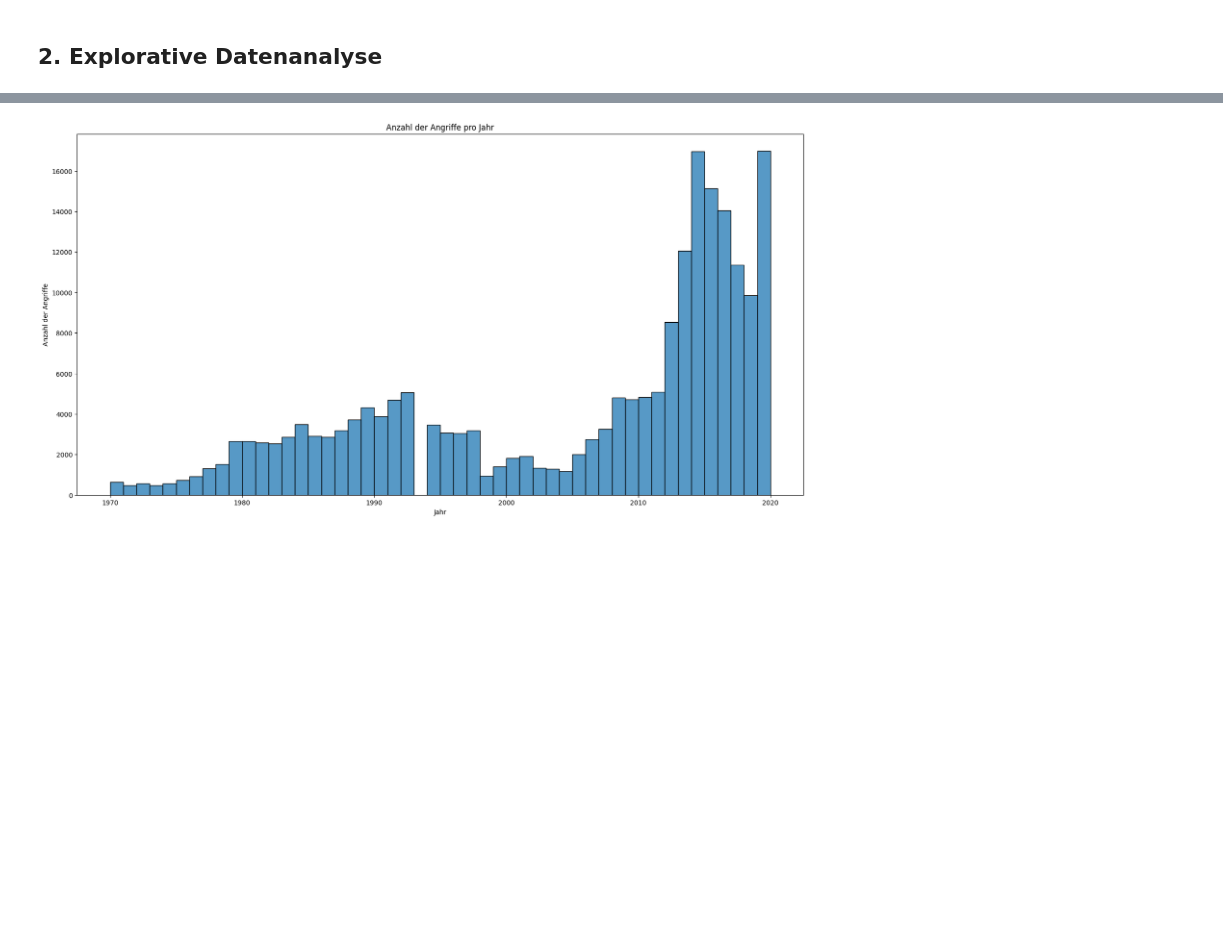
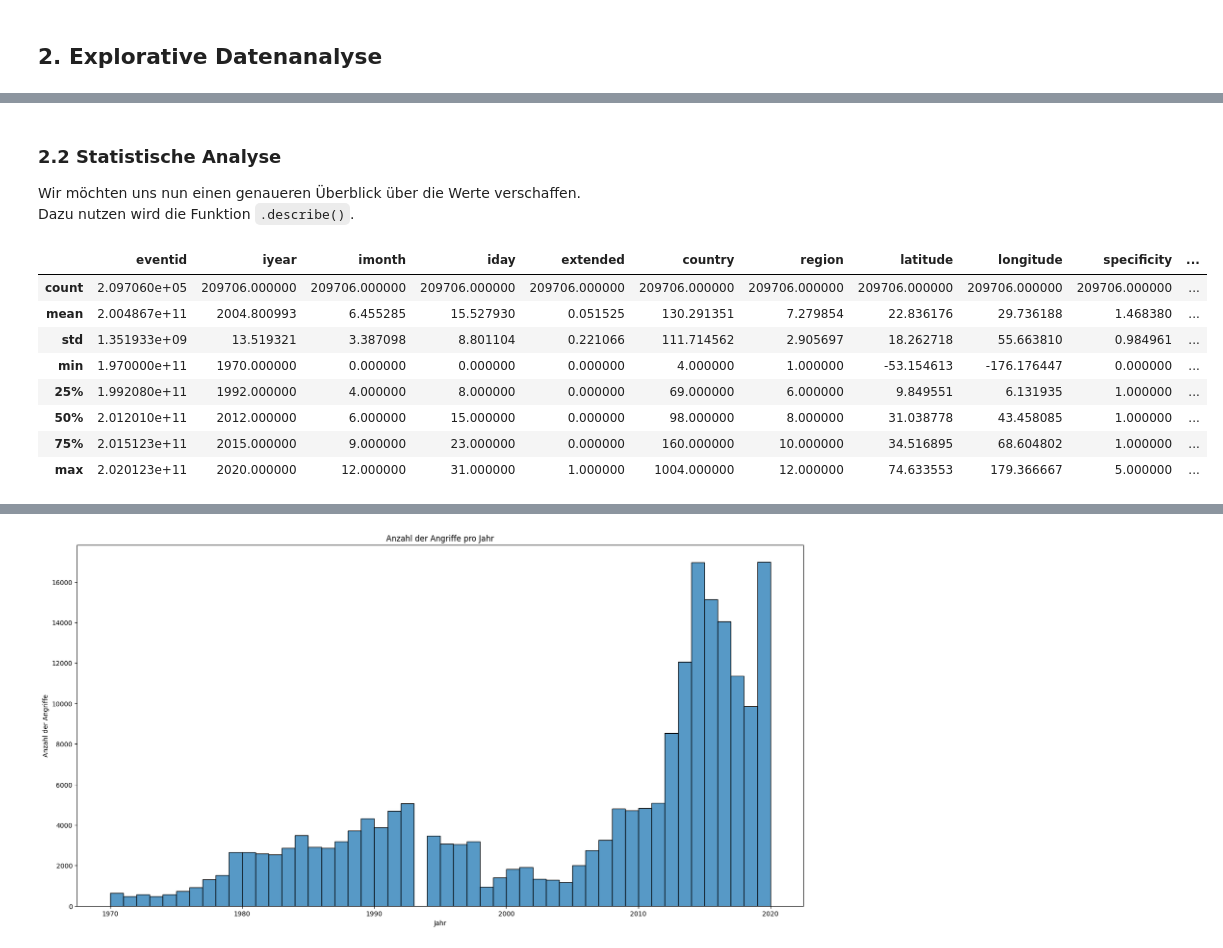
Before and after one commit to rieseflo/GTD, a Jupyter notebook: GTD.ipynb, the cells around one changed output, grey strips where cells are left out. Cells and saved outputs as stored; diff of their text form; code cells hidden in the pictures; blank space fills up the shorter version.

```diff
--- a/GTD.ipynb
+++ b/GTD.ipynb
@@ -85,9 +65,0 @@ None
-# %%
-# Statistische Zusammenfassung der numerischen Daten
-print(df.describe())
-
-# Fehlende Werte prüfen
-print(df.isnull().sum())
-
-# Fehlende Werte beheben
-df.fillna(value=0, inplace=True)
@@ -111,0 +88,6 @@ Length: 135, dtype: int64
+# %%
+# Alle Spalten anzeigen lassen
+pd.set_option('display.max_columns', None)
+
+# letzte 5 Zeilen anzeigen
+df.tail()
@@ -111,0 +140,18 @@ Length: 135, dtype: int64
+# %% [markdown]
+### 2.2 Statistische Analyse
+
+Wir möchten uns nun einen genaueren Überblick über die Werte verschaffen.
+Dazu nutzen wird die Funktion `.describe()`.
+# %%
+# Statistische Zusammenfassung
+df.describe()
+# %% [output]
+|  | eventid | iyear | imonth | iday | extended | country | region | latitude | longitude | specificity | ... |
+| count | 2.097060e+05 | 209706.000000 | 209706.000000 | 209706.000000 | 209706.000000 | 209706.000000 | 209706.000000 | 209706.000000 | 209706.000000 | 209706.000000 | ... |
+| mean | 2.004867e+11 | 2004.800993 | 6.455285 | 15.527930 | 0.051525 | 130.291351 | 7.279854 | 22.836176 | 29.736188 | 1.468380 | ... |
+| std | 1.351933e+09 | 13.519321 | 3.387098 | 8.801104 | 0.221066 | 111.714562 | 2.905697 | 18.262718 | 55.663810 | 0.984961 | ... |
+| min | 1.970000e+11 | 1970.000000 | 0.000000 | 0.000000 | 0.000000 | 4.000000 | 1.000000 | -53.154613 | -176.176447 | 0.000000 | ... |
+| 25% | 1.992080e+11 | 1992.000000 | 4.000000 | 8.000000 | 0.000000 | 69.000000 | 6.000000 | 9.849551 | 6.131935 | 1.000000 | ... |
+| 50% | 2.012010e+11 | 2012.000000 | 6.000000 | 15.000000 | 0.000000 | 98.000000 | 8.000000 | 31.038778 | 43.458085 | 1.000000 | ... |
+| 75% | 2.015123e+11 | 2015.000000 | 9.000000 | 23.000000 | 0.000000 | 160.000000 | 10.000000 | 34.516895 | 68.604802 | 1.000000 | ... |
+| max | 2.020123e+11 | 2020.000000 | 12.000000 | 31.000000 | 1.000000 | 1004.000000 | 12.000000 | 74.633553 | 179.366667 | 5.000000 | ... |
```
Also changed, not shown: parts of 15 cells of this notebook, 1 other file.
